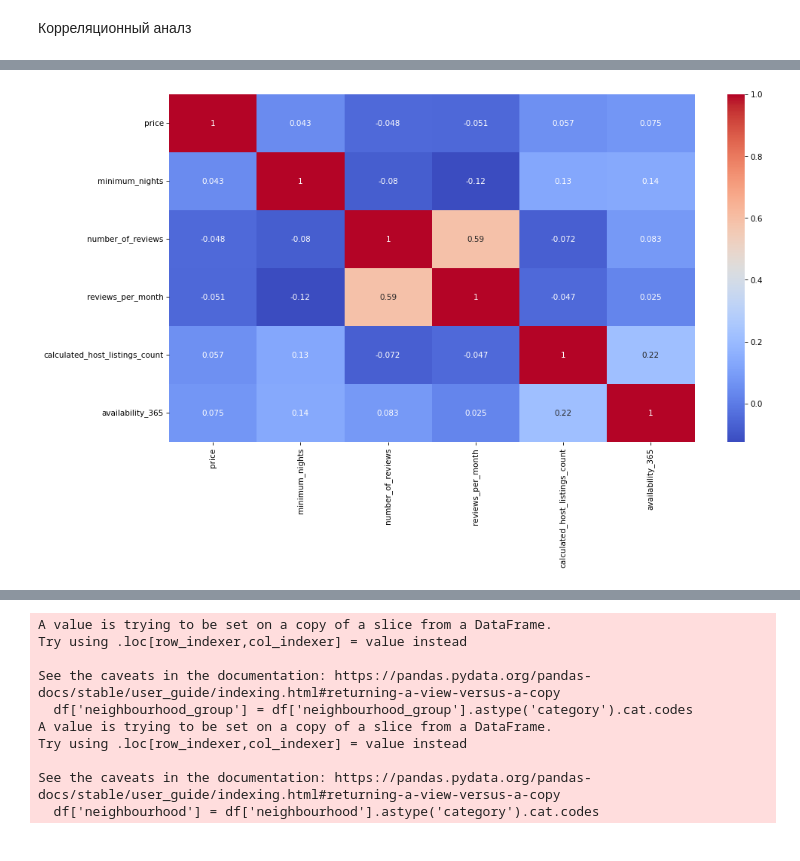
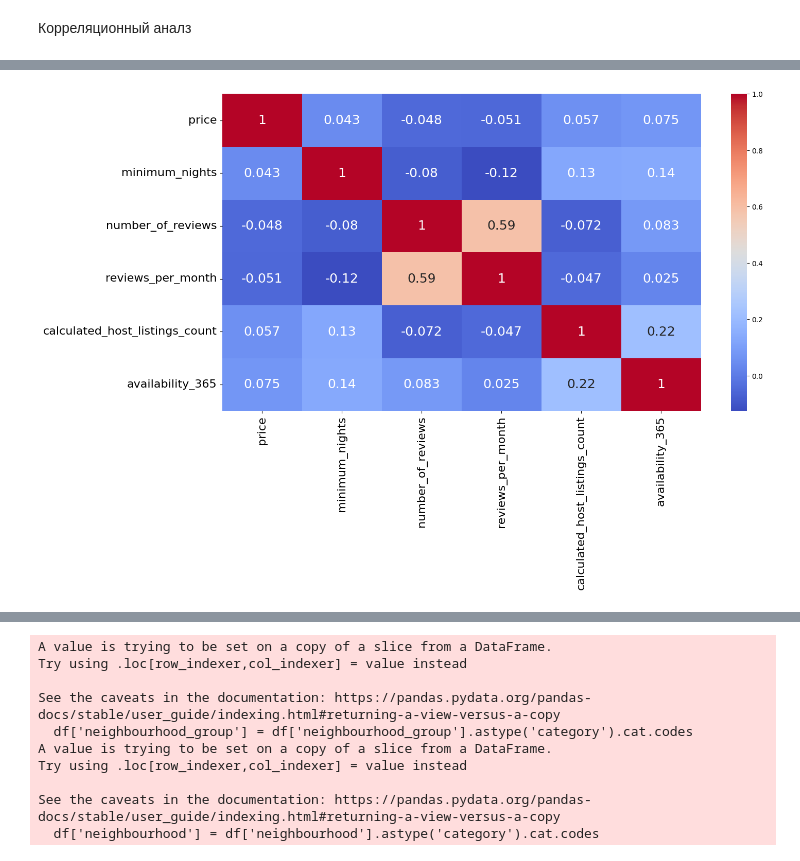
Before and after one commit to Plashka320/Stat_prack_HW_VyuzhaninPD_2025, a Jupyter notebook: itogovaya_pabota.ipynb, the cells around one changed output, grey strips where cells are left out. Cells and saved outputs as stored; diff of their text form; code cells hidden in the pictures.

```diff
--- a/itogovaya_pabota.ipynb
+++ b/itogovaya_pabota.ipynb
@@ -234,8 +234,10 @@ df_corr
 | calculated_host_listings_count | 0.057472 | 0.127960 | -0.072376 | -0.047312 | 1.000000 | 0.215229 |
 | availability_365 | 0.075460 | 0.136297 | 0.082605 | 0.024539 | 0.215229 | 1.000000 |
 # %%
-plt.subplots(figsize = (15,8), dpi = 75)
-sns.heatmap(df_corr, annot = True, cmap = 'coolwarm')
+plt.subplots(figsize = (15,8), dpi = 100)
+sns.heatmap(df_corr, annot = True, cmap = 'coolwarm', annot_kws={'size': 18})
+plt.xticks(fontsize = 16)
+plt.yticks(fontsize = 16)
 plt.show()
 # %% [output]
-[figure, old version]
+[figure, new version]
```
Also changed, not shown: parts of 26 cells of this notebook.
